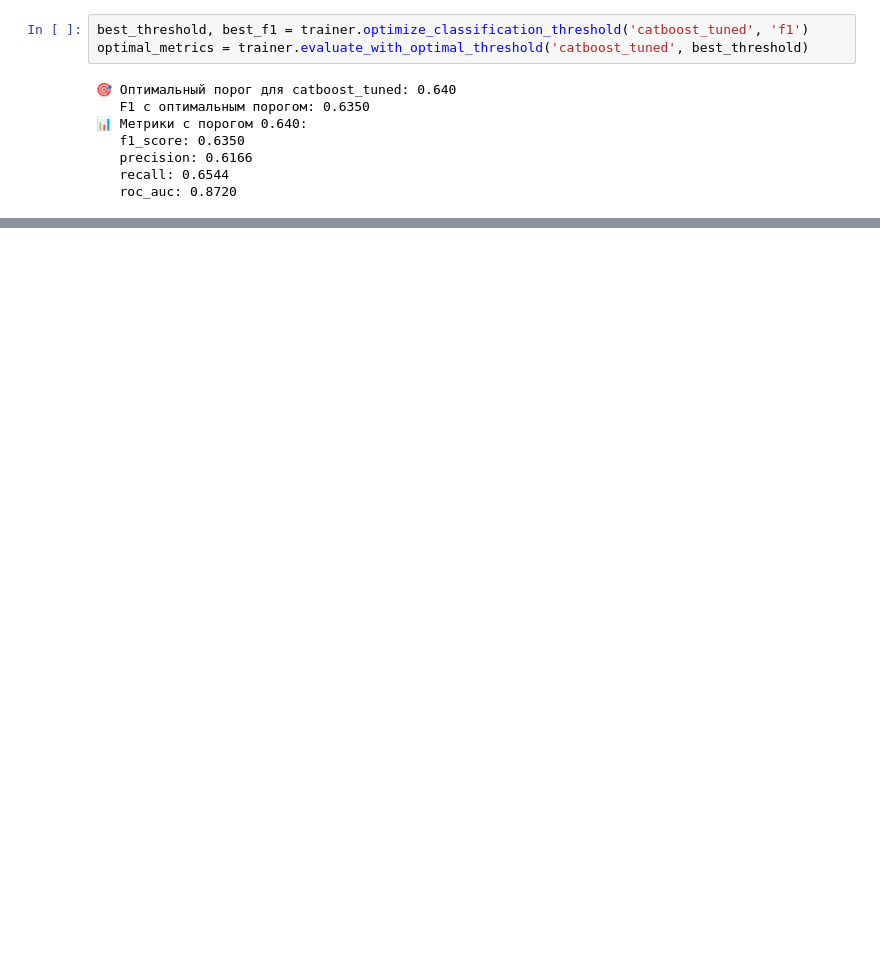
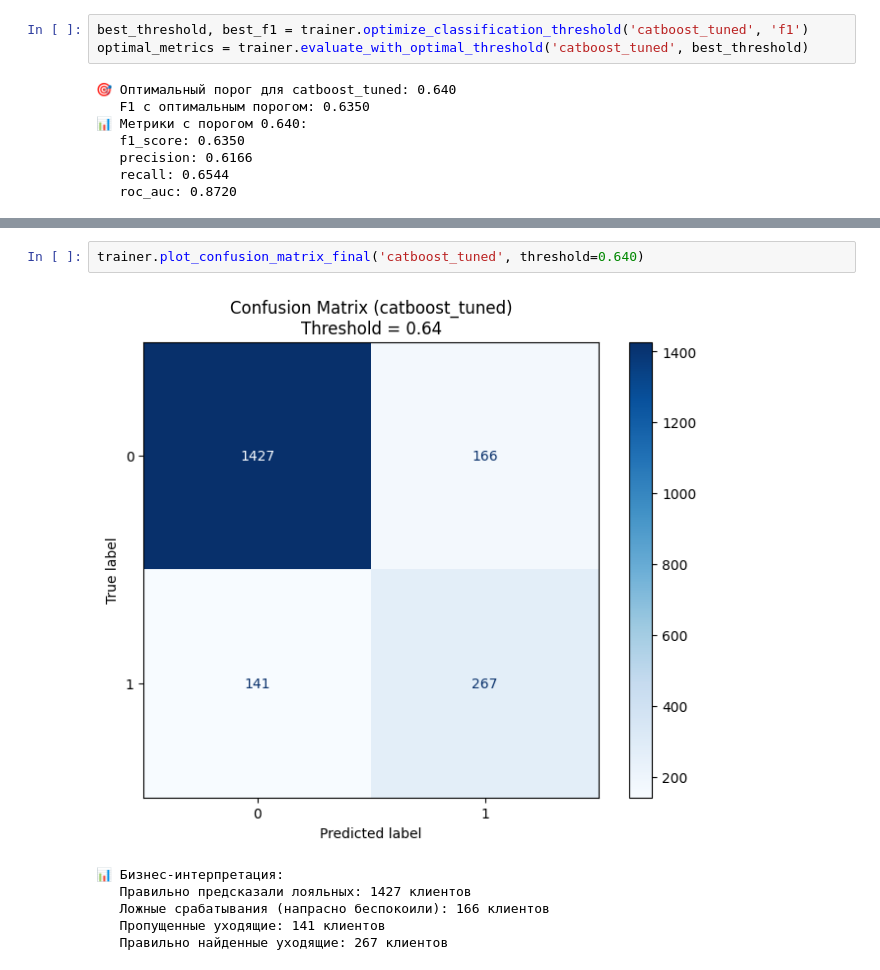
Before and after one commit to KiriLLchik07/Bank-Customer-Churn-Prediction, a Jupyter notebook: notebooks/05_modeling_and_experiments.ipynb, the cells around one changed output, grey strips where cells are left out. Cells and saved outputs as stored; diff of their text form; blank space fills up the shorter version.

Commit message:
feat: display final report, confusion matrix, yhist feature important

```diff
--- a/notebooks/05_modeling_and_experiments.ipynb
+++ b/notebooks/05_modeling_and_experiments.ipynb
@@ -171,0 +187,9 @@ optimal_metrics = trainer.evaluate_with_optimal_threshold('catboost_tuned', best
+# %%
+trainer.plot_confusion_matrix_final('catboost_tuned', threshold=0.640)
+# %% [output]
+[figure, added]
+📊 Бизнес-интерпретация:
+   Правильно предсказали лояльных: 1427 клиентов
+   Ложные срабатывания (напрасно беспокоили): 166 клиентов
+   Пропущенные уходящие: 141 клиентов
+   Правильно найденные уходящие: 267 клиентов
```
Also changed, not shown: parts of 4 cells of this notebook, 1 other file.
